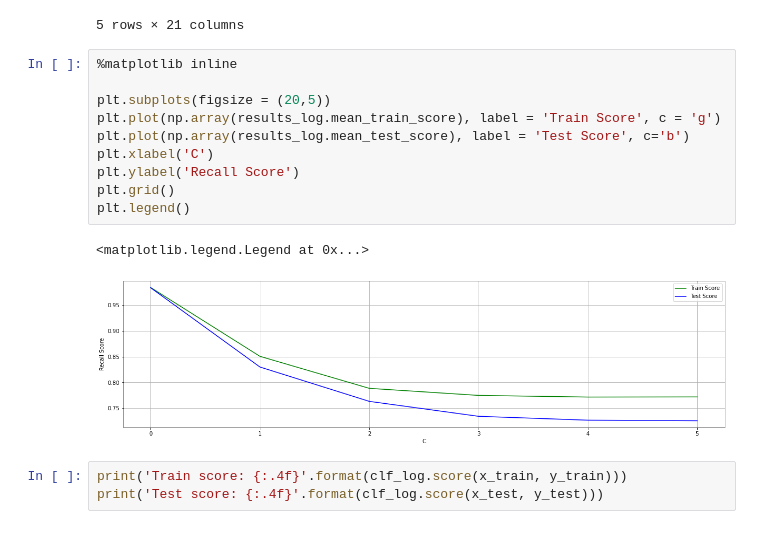
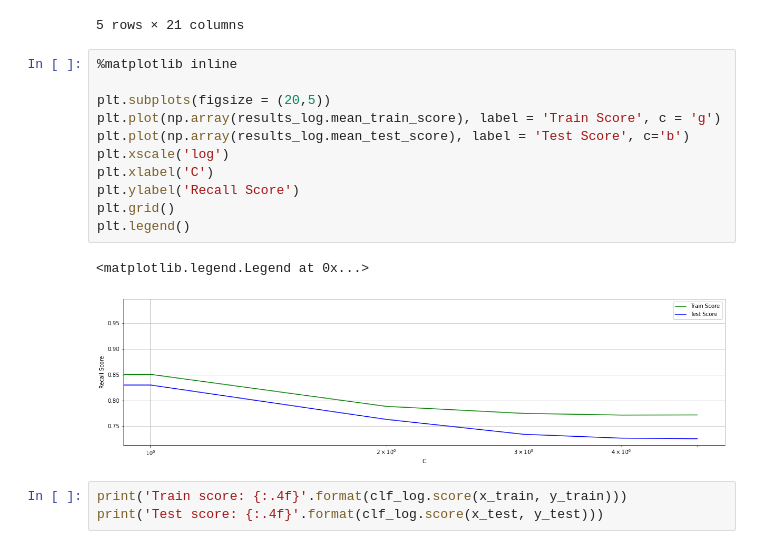
Before and after one commit to ddahiya16/Machine-Learning, a Jupyter notebook: Exam - Summer 2021.ipynb, the cells around one changed output. Drawn from its saved outputs; the diff is of its cells as text.

```diff
--- a/Exam - Summer 2021.ipynb
+++ b/Exam - Summer 2021.ipynb
@@ -1874,16 +1874,17 @@ display(results_log.head())
 # %%
 %matplotlib inline
 
 plt.subplots(figsize = (20,5))
 plt.plot(np.array(results_log.mean_train_score), label = 'Train Score', c = 'g')
 plt.plot(np.array(results_log.mean_test_score), label = 'Test Score', c='b')
+plt.xscale('log')
 plt.xlabel('C')
 plt.ylabel('Recall Score')
 plt.grid()
 plt.legend()
 # %% [output]
 <matplotlib.legend.Legend at 0x...>
-[figure, old version]
+[figure, new version]
 # %%
 print('Train score: {:.4f}'.format(clf_log.score(x_train, y_train)))
 print('Test score: {:.4f}'.format(clf_log.score(x_test, y_test)))
```
Also changed, not shown: parts of 17 cells of this notebook.
